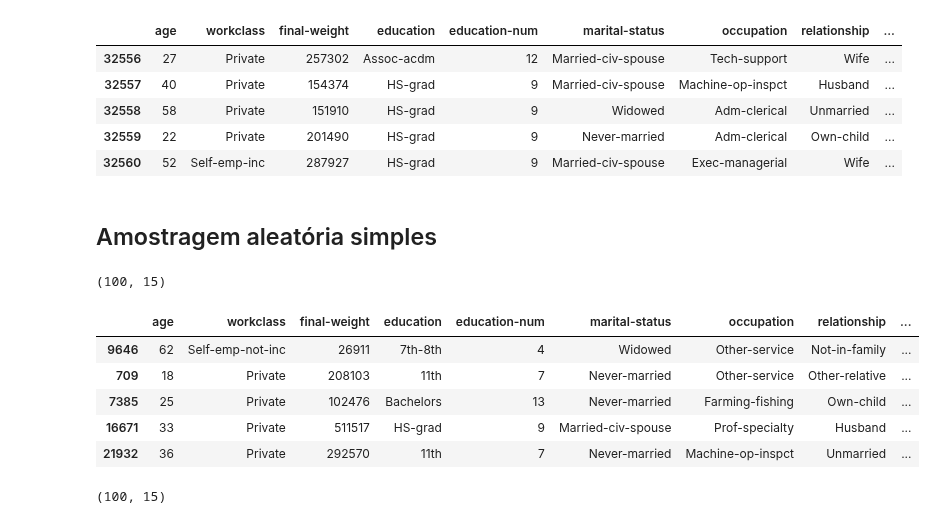
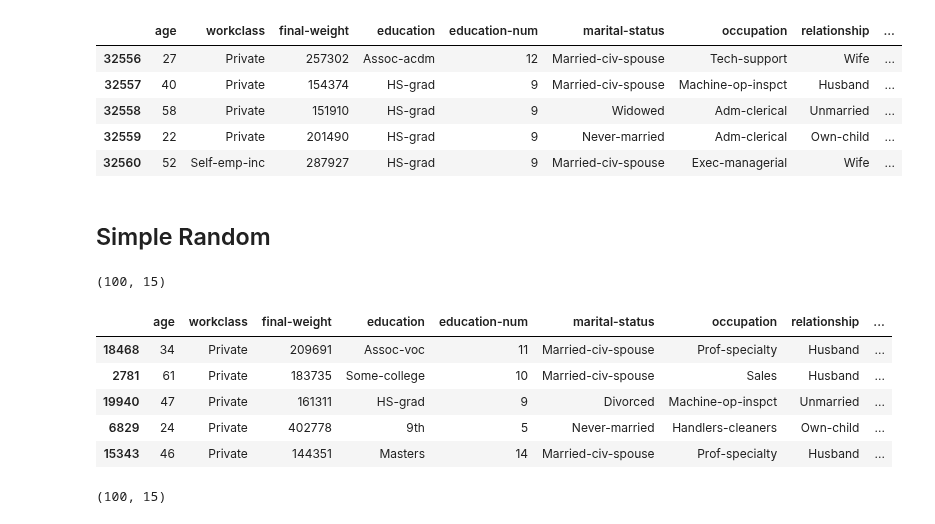
Before and after one commit to nunesdev/data-science, a Jupyter notebook: sampling-1.ipynb, the cells around one changed output. Cells and saved outputs as stored; diff of their text form; code cells hidden in the pictures.

```diff
--- a/sampling-1.ipynb
+++ b/sampling-1.ipynb
@@ -32,8 +32,8 @@ dataset.tail()
 | 32558 | 58 | Private | 151910 | HS-grad | 9 | Widowed | Adm-clerical | Unmarried | ... |
 | 32559 | 22 | Private | 201490 | HS-grad | 9 | Never-married | Adm-clerical | Own-child | ... |
 | 32560 | 52 | Self-emp-inc | 287927 | HS-grad | 9 | Married-civ-spouse | Exec-managerial | Wife | ... |
-# %% [markdown]
-## Amostragem aleatória simples
+# %% [markdown]
+## Simple Random
 # %%
-df_amostra_aleatoria_simples = dataset.sample(n = 100, random_state = 1)
+df_sampling_random = dataset.sample(n = 100)
 # %%
@@ -41,12 +41,12 @@ df_amostra_aleatoria_simples.shape
 # %% [output]
 (100, 15)
 # %%
-df_amostra_aleatoria_simples.head()
+df_sampling_random.head()
 # %% [output]
 |  | age | workclass | final-weight | education | education-num | marital-status | occupation | relationship | ... |
-| 9646 | 62 | Self-emp-not-inc | 26911 | 7th-8th | 4 | Widowed | Other-service | Not-in-family | ... |
-| 709 | 18 | Private | 208103 | 11th | 7 | Never-married | Other-service | Other-relative | ... |
-| 7385 | 25 | Private | 102476 | Bachelors | 13 | Never-married | Farming-fishing | Own-child | ... |
-| 16671 | 33 | Private | 511517 | HS-grad | 9 | Married-civ-spouse | Prof-specialty | Husband | ... |
-| 21932 | 36 | Private | 292570 | 11th | 7 | Never-married | Machine-op-inspct | Unmarried | ... |
+| 18468 | 34 | Private | 209691 | Assoc-voc | 11 | Married-civ-spouse | Prof-specialty | Husband | ... |
+| 2781 | 61 | Private | 183735 | Some-college | 10 | Married-civ-spouse | Sales | Husband | ... |
+| 19940 | 47 | Private | 161311 | HS-grad | 9 | Divorced | Machine-op-inspct | Unmarried | ... |
+| 6829 | 24 | Private | 402778 | 9th | 5 | Never-married | Handlers-cleaners | Own-child | ... |
+| 15343 | 46 | Private | 144351 | Masters | 14 | Married-civ-spouse | Prof-specialty | Husband | ... |
 # %%
```
Also changed, not shown: parts of 53 cells of this notebook.
